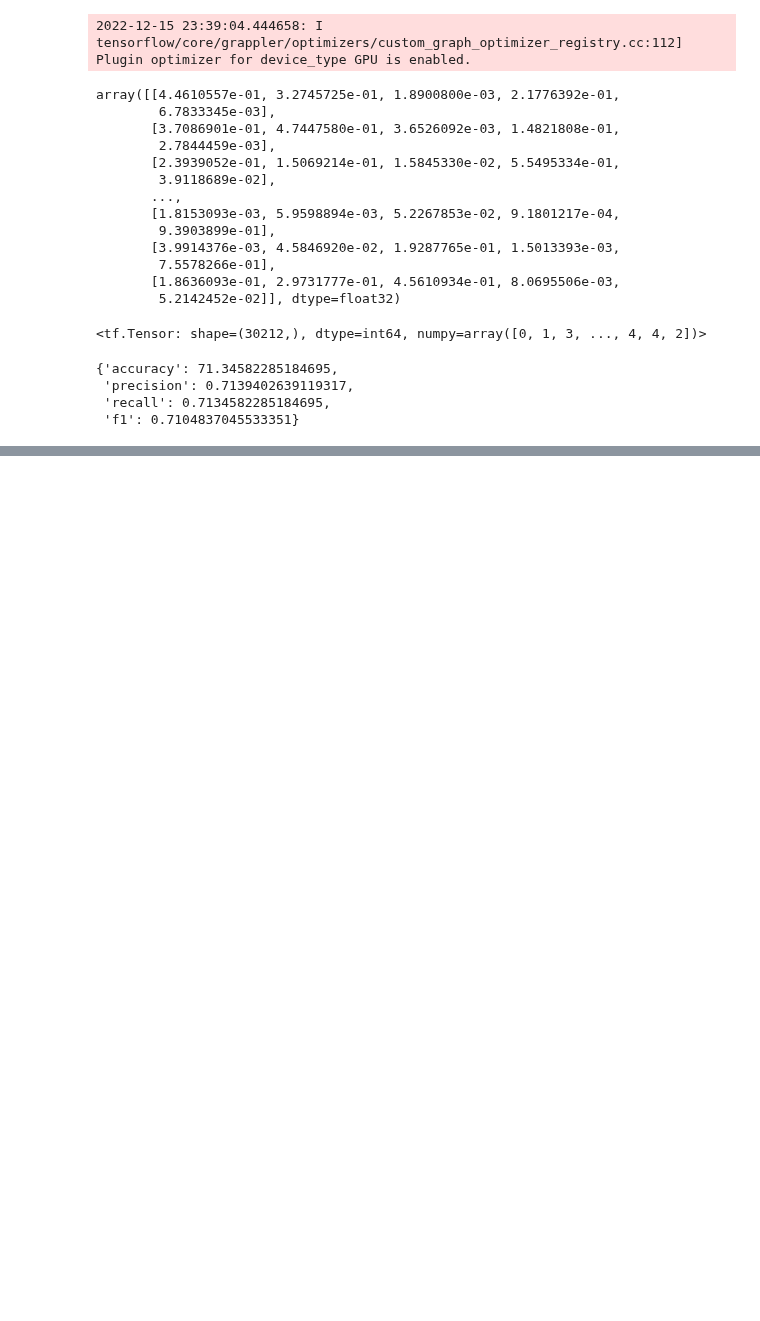
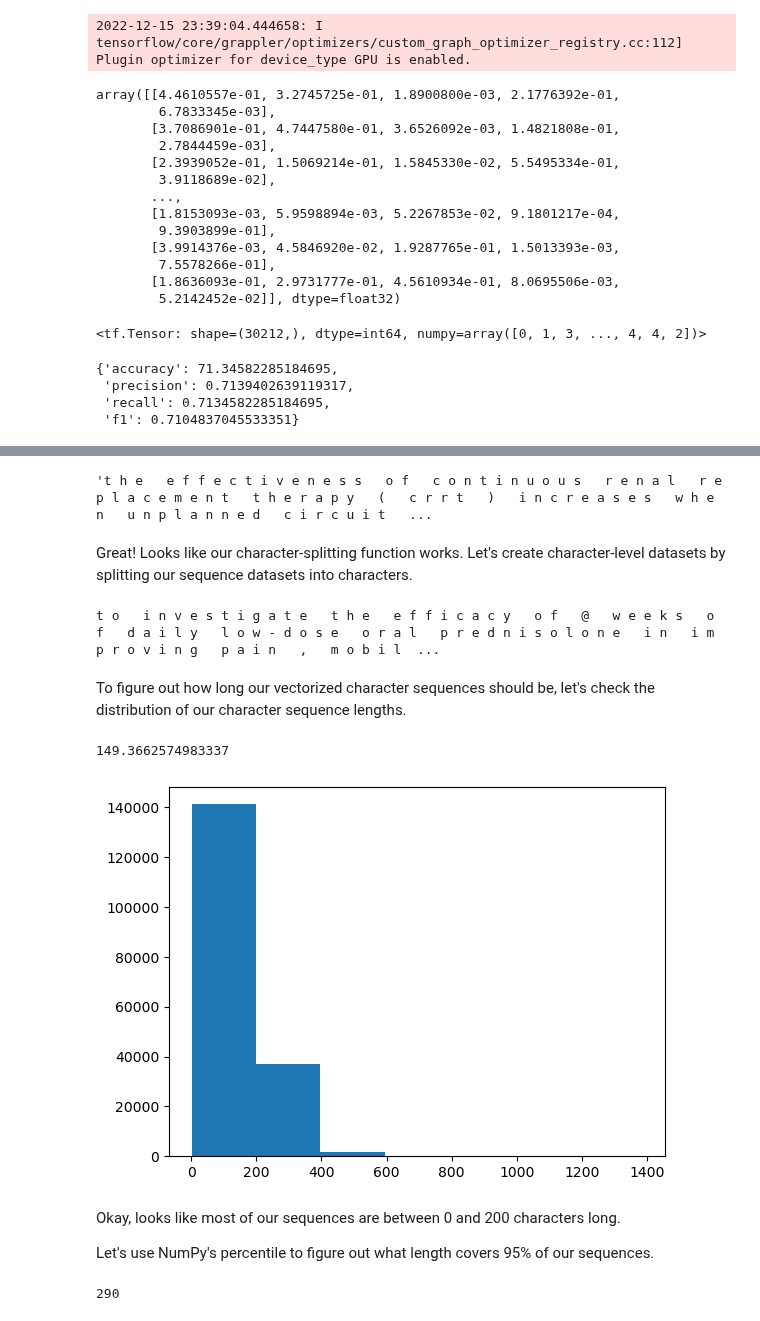
Before and after one commit to snigdhakakkar/tensor-flow-zeroToMastery, a Jupyter notebook: 10_SkimLit_nlp_milestone_project_2.ipynb, the cells around one changed output, grey strips where cells are left out. Drawn from its saved outputs; the diff is of its cells as text; code cells hidden in the pictures; blank space fills up the shorter version.

Commit message:
Model 3 with character tokenizer implemented

```diff
--- a/10_SkimLit_nlp_milestone_project_2.ipynb
+++ b/10_SkimLit_nlp_milestone_project_2.ipynb
@@ -1068,0 +1084,44 @@ model_2_results
+# %%
+# Make function to split sentences into characters
+def split_chars(text):
+  return " ".join(list(text))
+
+# Test splitting non-character-level sequence into characters
+split_chars(random_training_sentence)
+# %% [output]
+'t h e   e f f e c t i v e n e s s   o f   c o n t i n u o u s   r e n a l   r e p l a c e m e n t   t h e r a p y   (   c r r t   )   i n c r e a s e s   w h e n   u n p l a n n e d   c i r c u i t   ...
+# %% [markdown]
+Great! Looks like our character-splitting function works. Let's create character-level datasets by splitting our sequence datasets into characters.
+# %%
+# Split sequence-level data splits into character-level data splits
+train_chars = [split_chars(sentence) for sentence in train_sentences]
+val_chars = [split_chars(sentence) for sentence in val_sentences]
+test_chars = [split_chars(sentence) for sentence in test_sentences]
+print(train_chars[0])
+# %% [output]
+t o   i n v e s t i g a t e   t h e   e f f i c a c y   o f   @   w e e k s   o f   d a i l y   l o w - d o s e   o r a l   p r e d n i s o l o n e   i n   i m p r o v i n g   p a i n   ,   m o b i l  ...
+# %% [markdown]
+To figure out how long our vectorized character sequences should be, let's check the distribution of our character sequence lengths.
+# %%
+# What's the average character length?
+char_lens = [len(sentence) for sentence in train_sentences]
+mean_char_len = np.mean(char_lens)
+mean_char_len
+# %% [output]
+149.3662574983337
+# %%
+# Check the distribution of our sequences at character-level
+import matplotlib.pyplot as plt
+plt.hist(char_lens, bins=7);
+# %% [output]
+[figure, added]
+# %% [markdown]
+Okay, looks like most of our sequences are between 0 and 200 characters long.
+
+Let's use NumPy's percentile to figure out what length covers 95% of our sequences.
+# %%
+# Find what character length covers 95% of sequences
+output_seq_char_len = int(np.percentile(char_lens, 95))
+output_seq_char_len
+# %% [output]
+290
```
Also changed, not shown: parts of 17 cells of this notebook, 1 other file.
